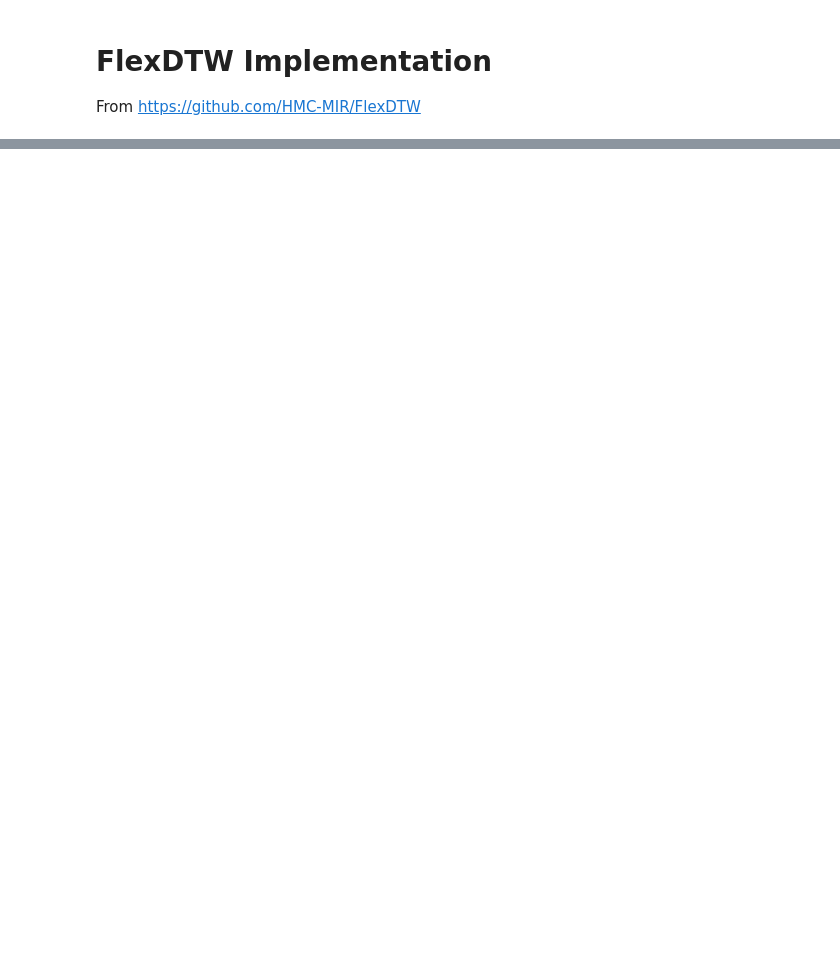
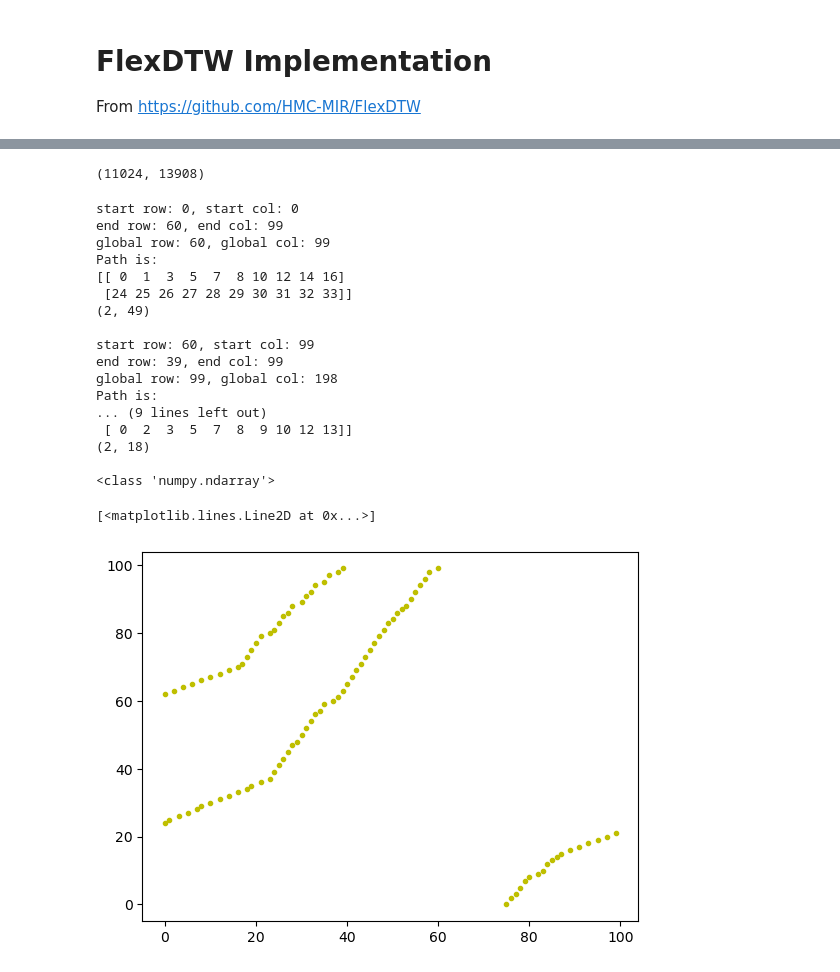
Before and after one commit to dherreravicioso/Online-DTW, a Jupyter notebook: online-dtw.ipynb, the cells around one changed output, grey strips where cells are left out. Cells and saved outputs as stored; diff of their text form; code cells hidden in the pictures; blank space fills up the shorter version.

Commit message:
Progress on Online Flex DTW implementation -- missing stitching

```diff
--- a/online-dtw.ipynb
+++ b/online-dtw.ipynb
@@ -171,0 +290,18 @@ def backtrace_flexdtw(D, B, steps, rstart, cstart):
+# %%
+ashkenazy_audio, sr_a = lb.load("/home/dherrera/ttmp/alignment_data/Chopin_Op017No4_Ashkenazy-1981_pid9058-13.wav")
+block_audio, sr_b = lb.load("/home/dherrera/ttmp/alignment_data/Chopin_Op017No4_Block-1995_pid9064-04.wav")
+# %%
+# Compute chroma features
+F_a = lb.feature.chroma_stft(y=ashkenazy_audio, sr=sr_a)
+F_b = lb.feature.chroma_stft(y=block_audio, sr=sr_b)
+# %%
+# Compute pairwise cost comparison matrix
+C = compute_cosdist_cost(F_a, F_b)
+print(C.shape)
+# %% [output]
+(11024, 13908)
+# %%
+steps = np.array([1, 1, 1, 2, 2, 1]).reshape((-1,2))
+weights = np.array([2,3,3])
+hop_sec = 512/22050
+buffer = 30 # in sec
@@ -171,0 +312,24 @@ def backtrace_flexdtw(D, B, steps, rstart, cstart):
+# %%
+wp_ol = online_flex_dtw(C, steps, weights, buffer/hop_sec)
+print(type(wp_ol))
+plt.plot(wp_ol[0,:], wp_ol[1,:], 'y.')
+# %% [output]
+start row: 0, start col: 0
+end row: 60, end col: 99
+global row: 60, global col: 99
+Path is:
+[[ 0  1  3  5  7  8 10 12 14 16]
+ [24 25 26 27 28 29 30 31 32 33]]
+(2, 49)
+
+start row: 60, start col: 99
+end row: 39, end col: 99
+global row: 99, global col: 198
+Path is:
+... (9 lines left out)
+ [ 0  2  3  5  7  8  9 10 12 13]]
+(2, 18)
+
+<class 'numpy.ndarray'>
+[<matplotlib.lines.Line2D at 0x...>]
+[figure, added]
```
Also changed, not shown: parts of 10 cells of this notebook.
